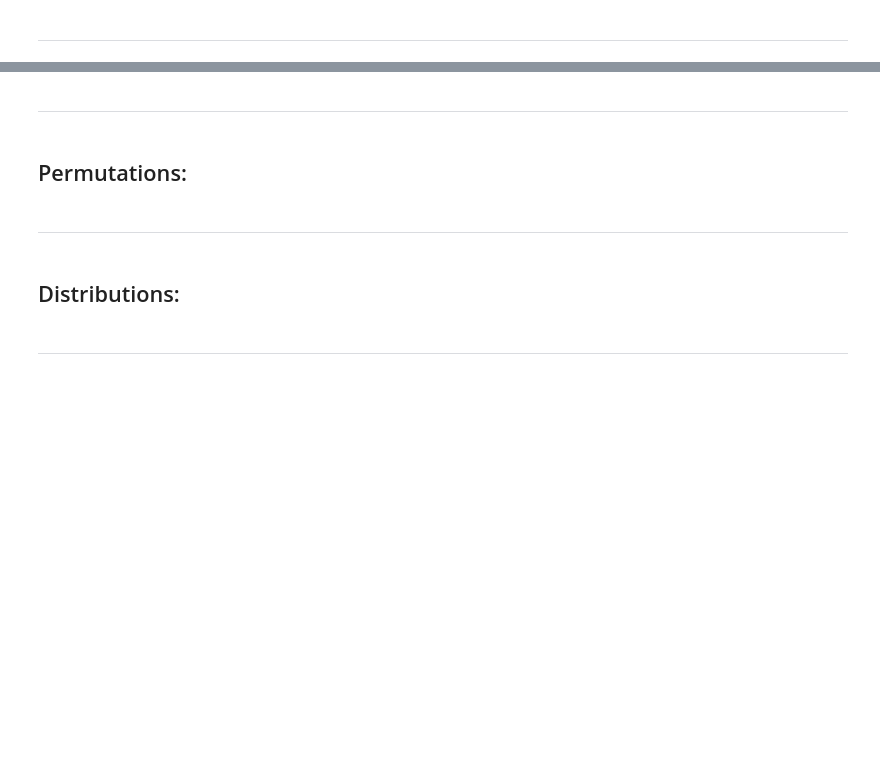
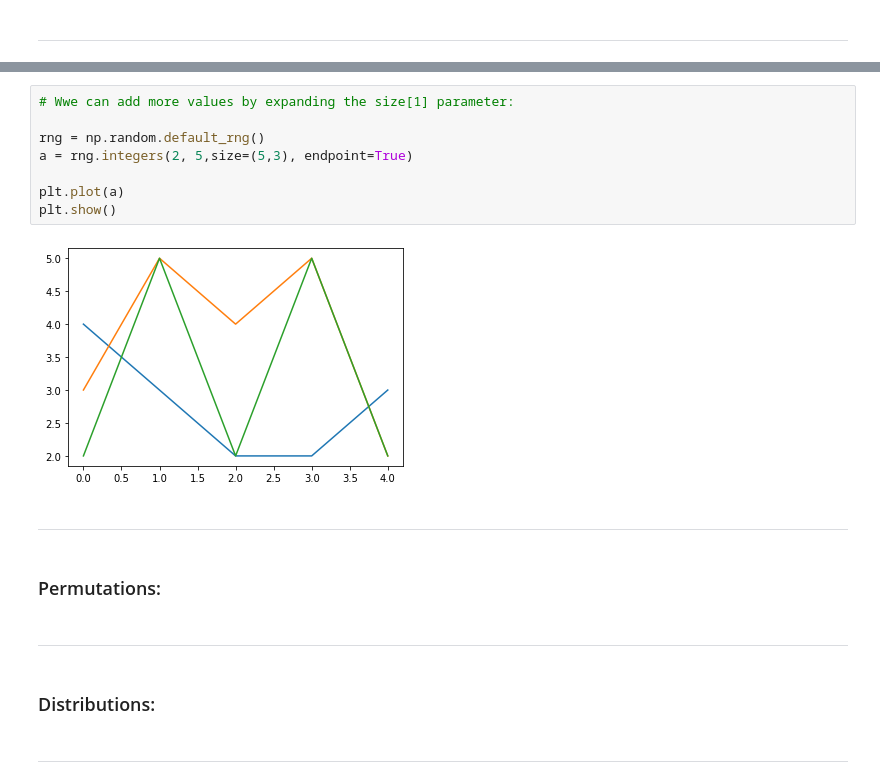
Before and after one commit to Daniel-GS-prog/numpy.random-, a Jupyter notebook: numpy-random.ipynb, the cells around one changed output, grey strips where cells are left out. Cells and saved outputs as stored; diff of their text form; blank space fills up the shorter version.

```diff
--- a/numpy-random.ipynb
+++ b/numpy-random.ipynb
@@ -15,11 +151,21 @@
+# %%
+# Wwe can add more values by expanding the size[1] parameter:
+
+rng = np.random.default_rng()
+a = rng.integers(2, 5,size=(5,3), endpoint=True)
+
+plt.plot(a)
+plt.show()
+# %% [output]
+[figure, added]
 # %% [markdown]
 ***
 # %% [markdown]
-## Permutations:
+### Permutations:
 # %% [markdown]
 ***
 # %% [markdown]
-## Distributions:
+### Distributions:
 # %% [markdown]
 ***
 # %% [markdown]
```
Also changed, not shown: parts of 22 cells of this notebook.
